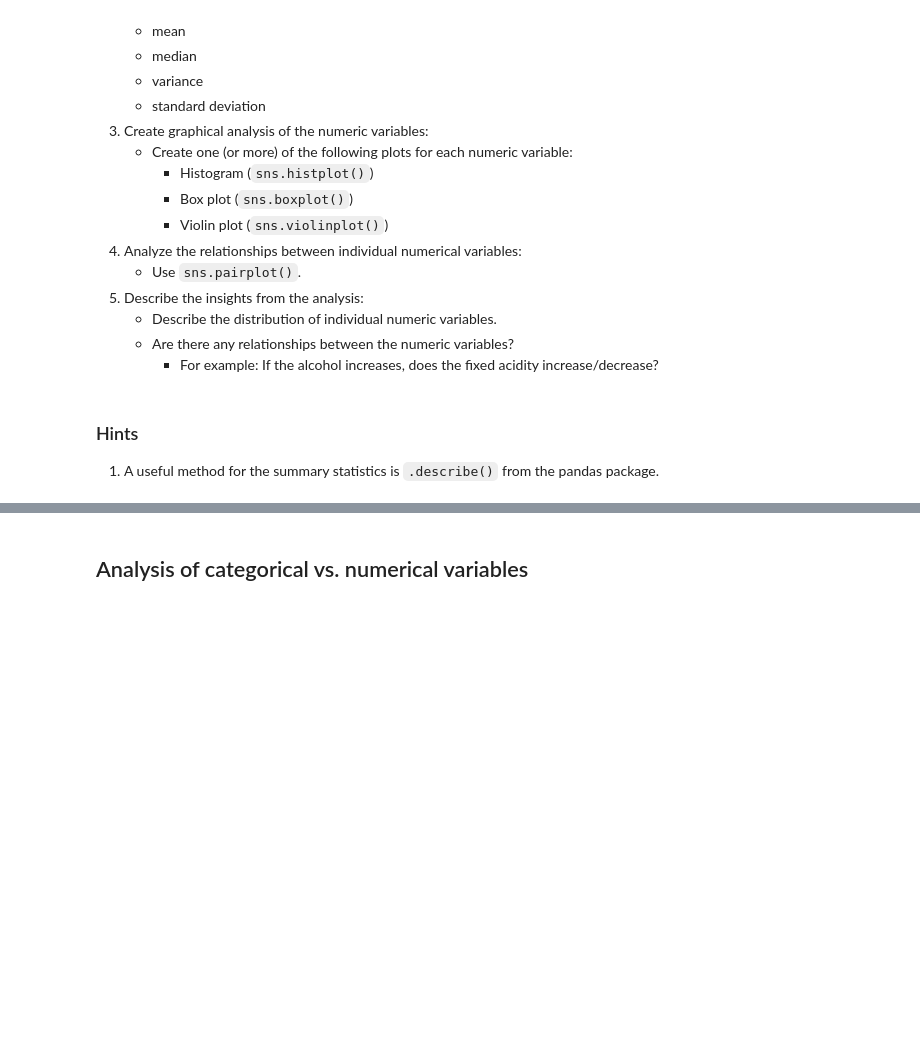
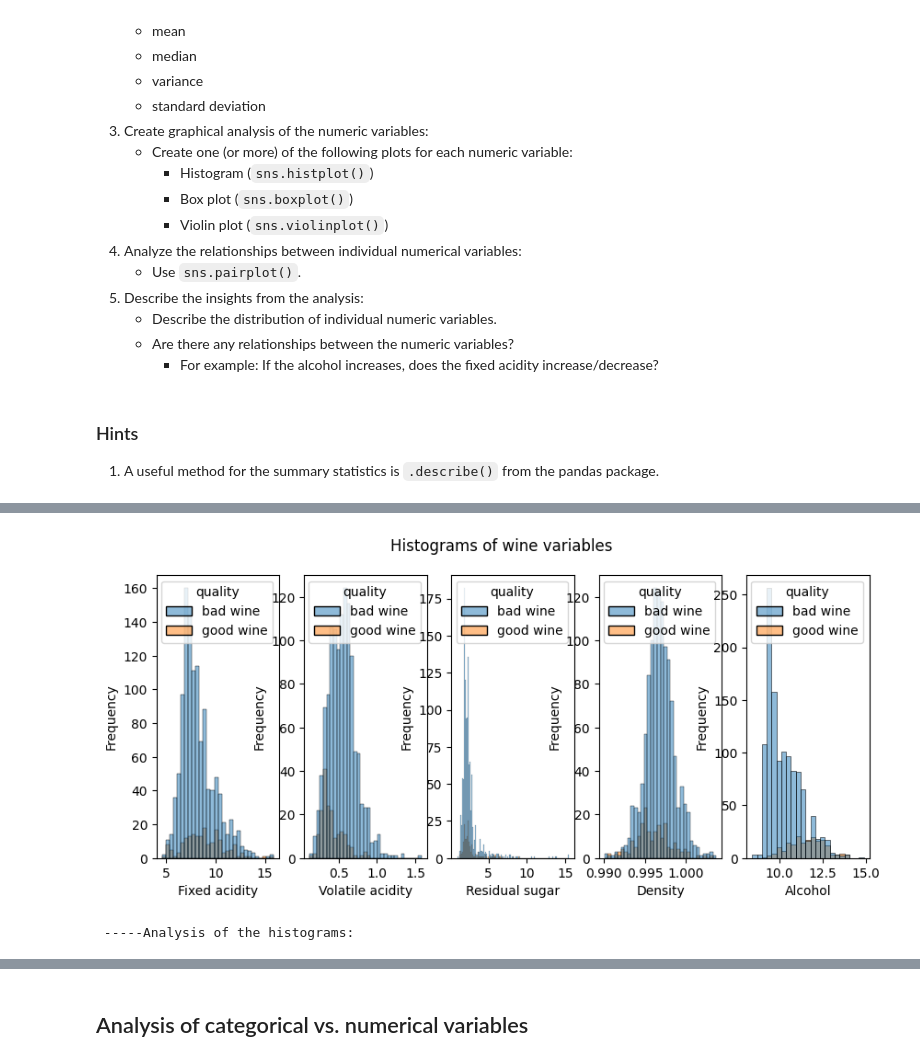
Before and after one commit to Evadacunha/Competition_ELLS2024, a Jupyter notebook: ELLS_quiz_2_assignment.ipynb, the cells around one changed output, grey strips where cells are left out. Drawn from its saved outputs; the diff is of its cells as text; code cells hidden in the pictures; blank space fills up the shorter version.

```diff
--- a/ELLS_quiz_2_assignment.ipynb
+++ b/ELLS_quiz_2_assignment.ipynb
@@ -183,0 +217,38 @@ Analyze the categorical and numerical variables separately.
+# %%
+# Distribution plot for fixed acidity
+plt.figure(figsize=(10, 4))
+plt.subplot(1, 5, 1)
+sns.histplot(df,x='fixed acidity',hue='quality')
+plt.xlabel('Fixed acidity')
+plt.ylabel('Frequency')
+
+# Distribution plot for volatile acidity
+plt.subplot(1, 5, 2)
+sns.histplot(df,x='volatile acidity',hue='quality')
+plt.xlabel('Volatile acidity')
+plt.ylabel('Frequency')
+
+
+# Distribution plot for residual sugar
+plt.subplot(1, 5, 3)
+sns.histplot(df,x='residual sugar',hue='quality')
+plt.xlabel('Residual sugar')
+plt.ylabel('Frequency')
+
+# Distribution plot for density
+plt.subplot(1, 5, 4)
+sns.histplot(df,x='density',hue='quality')
+plt.xlabel('Density')
+plt.ylabel('Frequency')
+
+# Distribution plot for alcohol
+plt.subplot(1, 5, 5)
+sns.histplot(df,x='alcohol',hue='quality')
+plt.xlabel('Alcohol')
+plt.ylabel('Frequency')
+plt.suptitle('Histograms of wine variables')
+plt.show()
+print("\n -----Analysis of the histograms:")
+# %% [output]
+[figure, added]
+ -----Analysis of the histograms:
```
Also changed, not shown: parts of 18 cells of this notebook.
